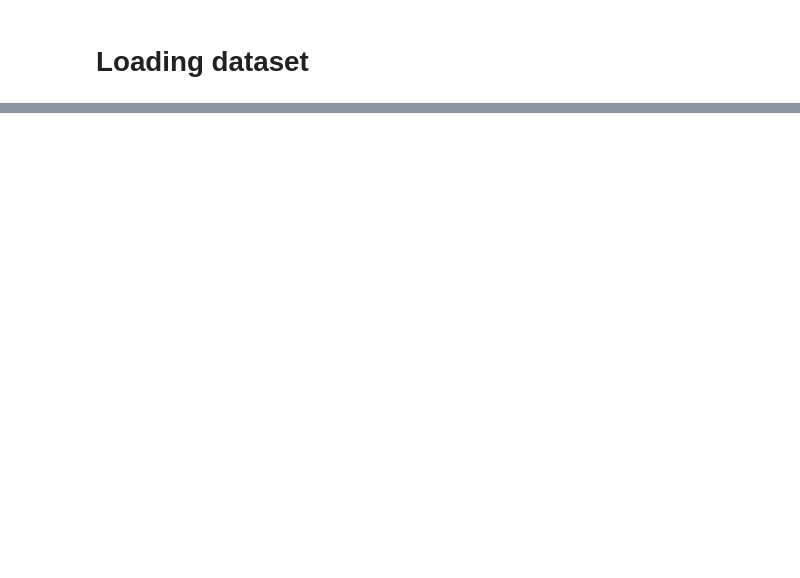
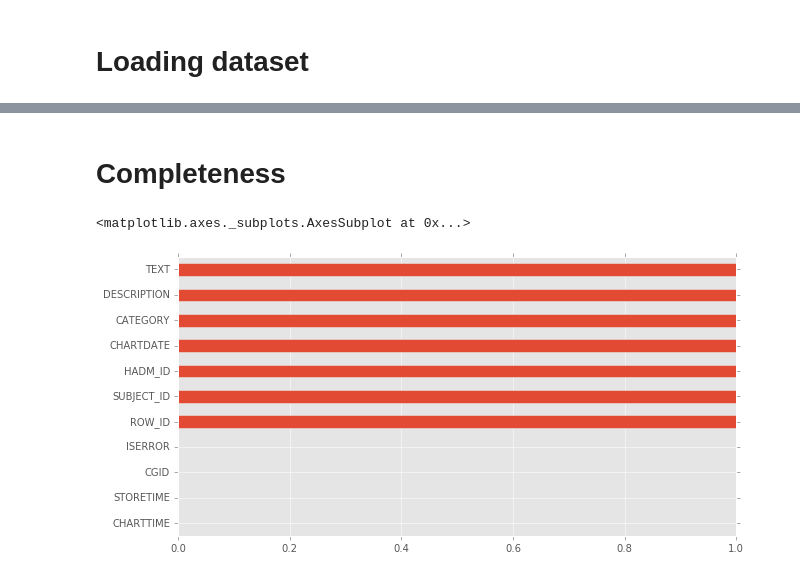
Before and after one commit to letslego/W266-ProjectMIMIC, a Jupyter notebook: notes_exploration/Exploration.ipynb, the cells around one changed output, grey strips where cells are left out. Saved outputs shown, nothing was run; the diff lists cells and outputs as text; code cells hidden in the pictures; blank space fills up the shorter version.

```diff
--- a/notes_exploration/Exploration.ipynb
+++ b/notes_exploration/Exploration.ipynb
@@ -50,0 +44,7 @@ Name: 0, dtype: object
+# %% [markdown]
+# Completeness
+# %%
+(notes.count(axis=0)/notes.shape[0]).sort_values().plot.barh(figsize = (10, 5))
+# %% [output]
+<matplotlib.axes._subplots.AxesSubplot at 0x...>
+[figure, added]
```
Also changed, not shown: parts of 5 cells of this notebook, 5 other files.
